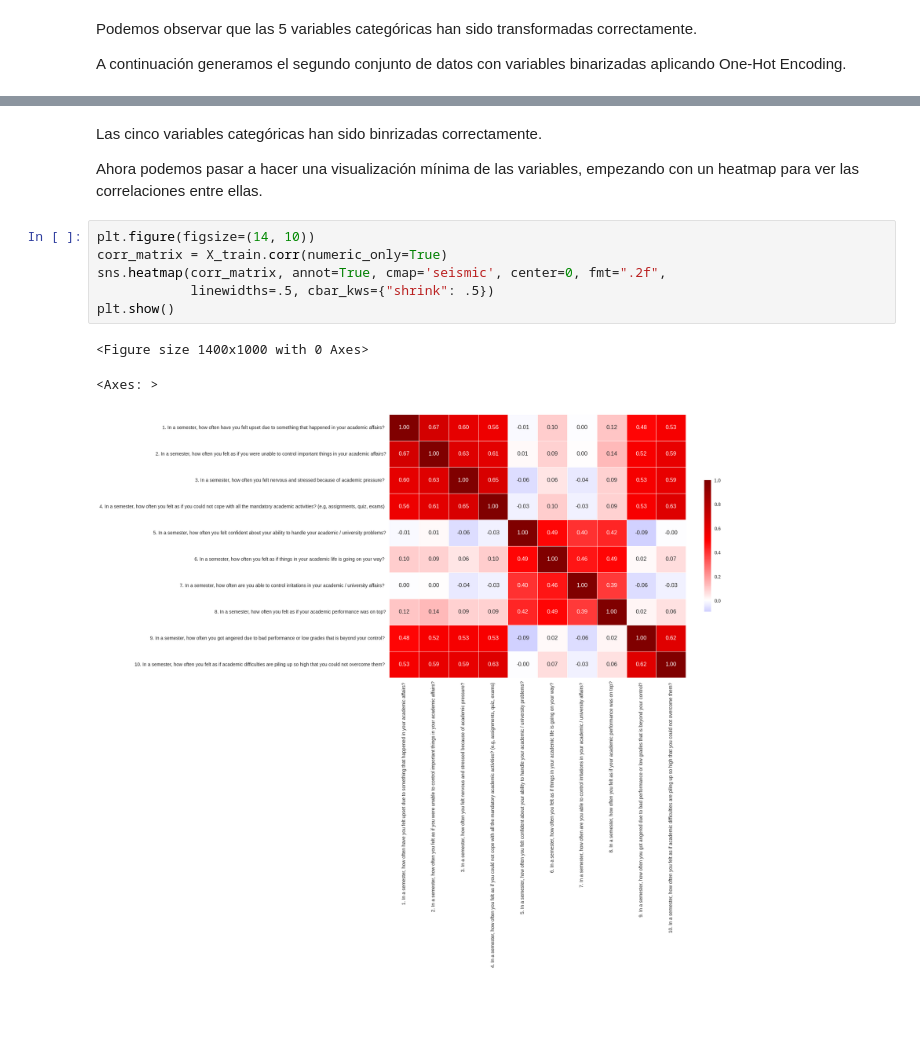
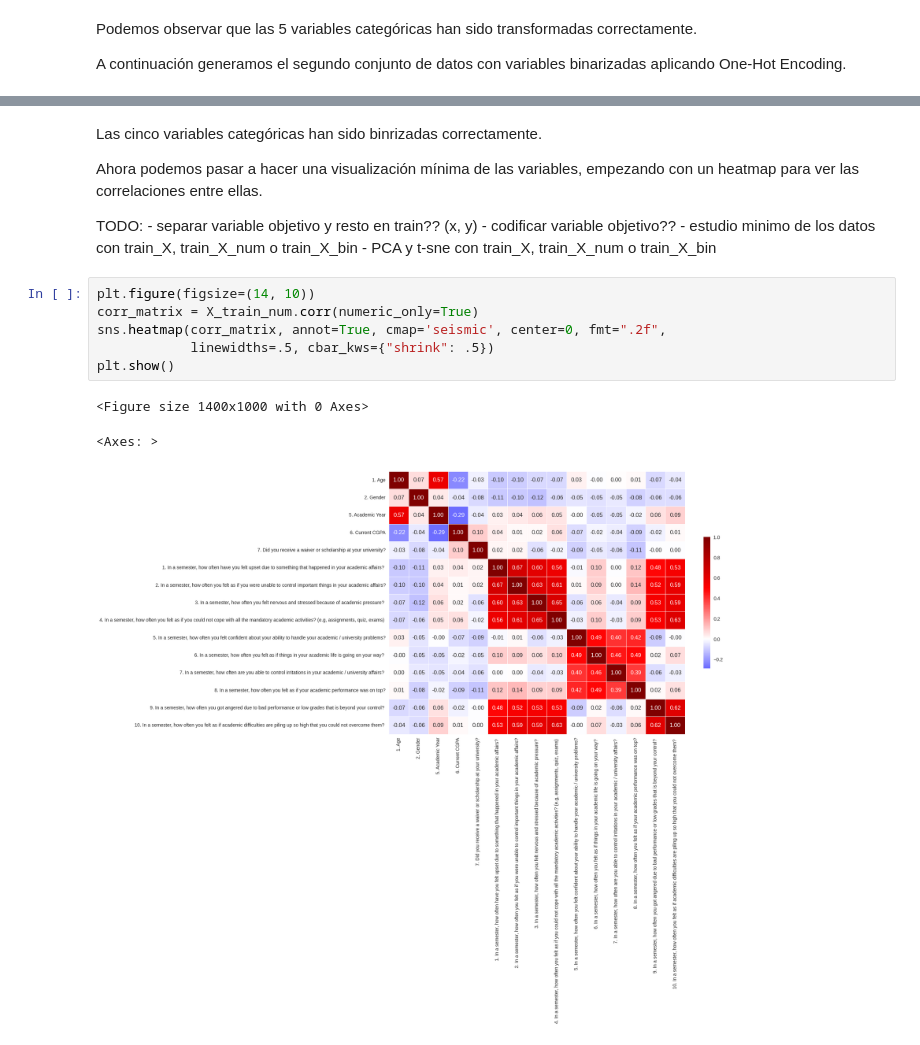
Before and after one commit to martingranados532004/APA-PROBLEMES-INDIVIDUALS, a Jupyter notebook: problema2-ex4.ipynb, the cells around one changed output, grey strips where cells are left out. Cells and saved outputs as stored; diff of their text form; blank space fills up the shorter version.

```diff
--- a/problema2-ex4.ipynb
+++ b/problema2-ex4.ipynb
@@ -184,13 +184,18 @@ Las cinco variables categóricas han sido binrizadas correctamente.
 
 
 Ahora podemos pasar a hacer una visualización mínima de las variables, empezando con un heatmap para ver las correlaciones entre ellas.
+
+TODO:   - separar variable objetivo y resto en train?? (x, y)
+        - codificar variable objetivo??
+        - estudio minimo de los datos con train_X, train_X_num o train_X_bin
+        - PCA y t-sne con train_X, train_X_num o train_X_bin
 # %%
 plt.figure(figsize=(14, 10))
-corr_matrix = X_train.corr(numeric_only=True)
+corr_matrix = X_train_num.corr(numeric_only=True)
 sns.heatmap(corr_matrix, annot=True, cmap='seismic', center=0, fmt=".2f",
             linewidths=.5, cbar_kws={"shrink": .5})
 plt.show()
 # %% [output]
 <Figure size 1400x1000 with 0 Axes>
 <Axes: >
-[figure, old version]
+[figure, new version]
```
Also changed, not shown: parts of 13 cells of this notebook.
